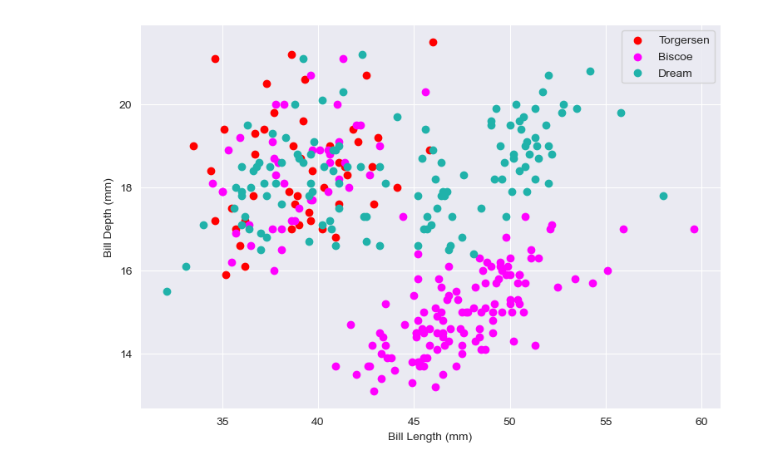
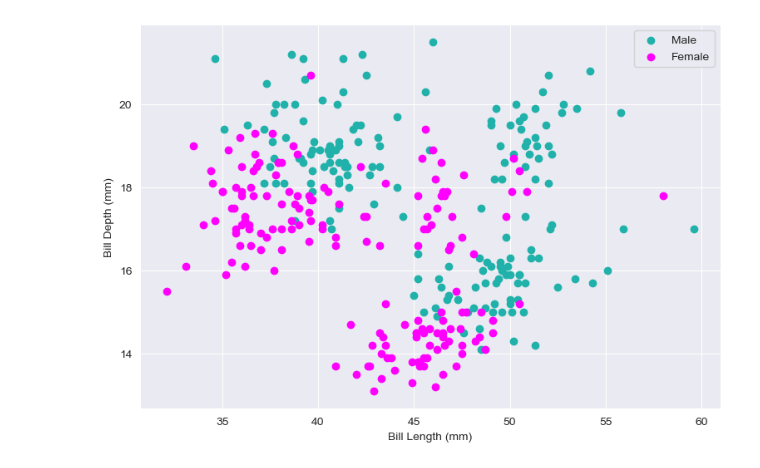
Before and after one commit to matt-banschbach/inde577, a Jupyter notebook: Random Forest/ensemble_methods_penguins.ipynb, the cells around one changed output. Drawn from its saved outputs; the diff is of its cells as text; code cells hidden in the pictures.

Commit message:
Implemented Some ensemble methods on penguins dataset

```diff
--- a/Random Forest/ensemble_methods_penguins.ipynb
+++ b/Random Forest/ensemble_methods_penguins.ipynb
@@ -6,21 +6,21 @@ import pandas as pd
 # %%
 # TODO: Adjust this visualization
 
 penguins = sns.load_dataset('penguins').dropna()
 
-colors = dict(zip(penguins['island'].unique(),
-                  ["red", "magenta", "lightseagreen"]))  # Assign colors to each species for visualization
+colors = dict(zip(penguins['sex'].unique(),
+                  ["lightseagreen", "magenta"]))  # Assign colors to each species for visualization
 
 fig, ax = plt.subplots(figsize=(9, 6))
 for s, c in colors.items():
-    plot_i = penguins[penguins.island == s]  # Plot each species with its corresponding color
+    plot_i = penguins[penguins.sex == s]  # Plot each species with its corresponding color
     ax.scatter(plot_i.bill_length_mm, plot_i.bill_depth_mm, color=c, label=s)
 ax.set_xlabel('Bill Length (mm)')
 ax.set_ylabel('Bill Depth (mm)')
 ax.legend()
 plt.show()
 # %% [output]
-[figure, old version]
+[figure, new version]
 # %%
 from sklearn.preprocessing import LabelEncoder
 from sklearn.model_selection import train_test_split
```
Also changed, not shown: parts of 5 cells of this notebook.
